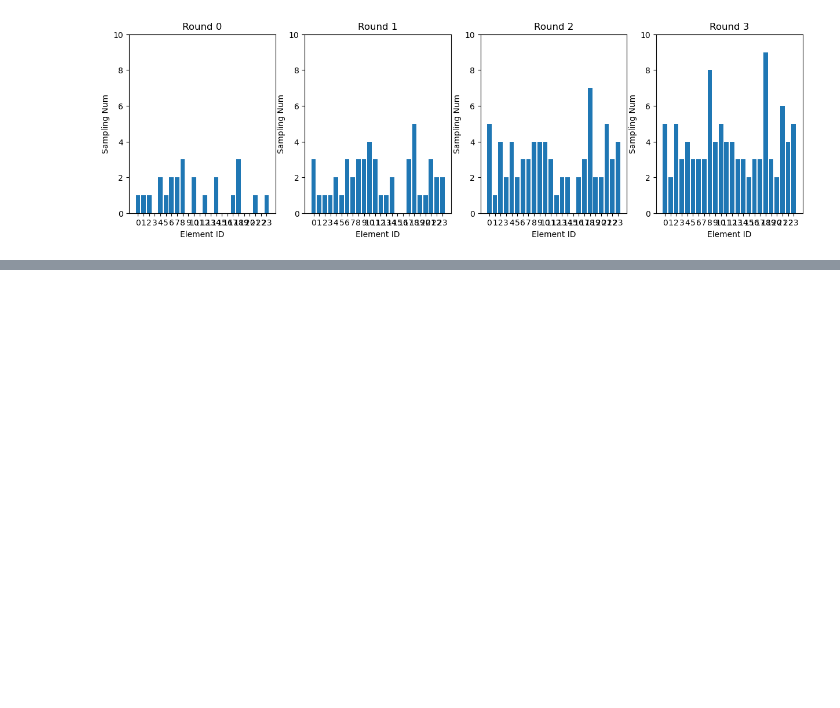
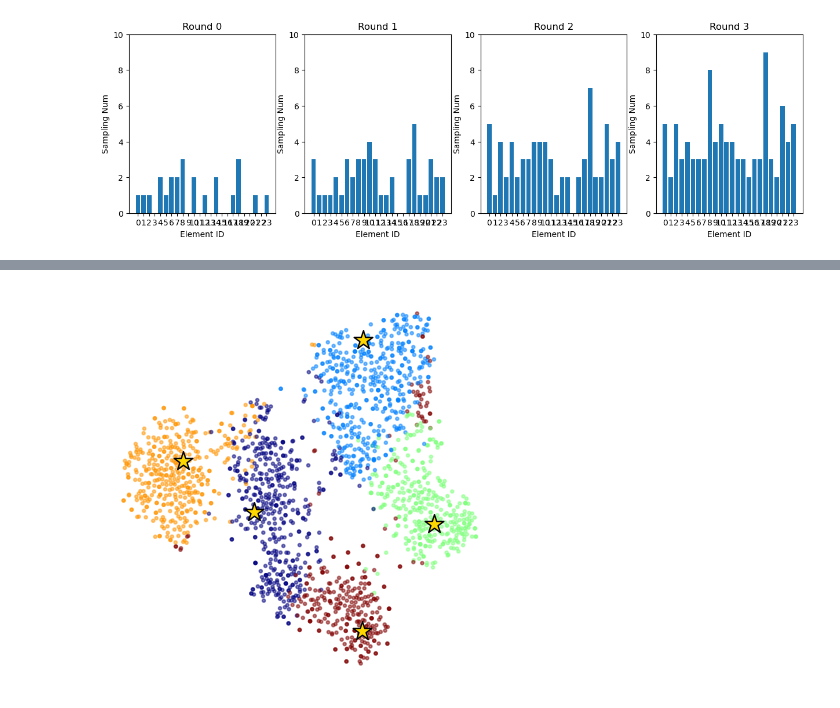
Before and after one commit to azukichunchun/pcb, a Jupyter notebook: analysis.ipynb, the cells around one changed output, grey strips where cells are left out. Saved outputs shown, nothing was run; the diff lists cells and outputs as text; code cells hidden in the pictures; blank space fills up the shorter version.

```diff
--- a/analysis.ipynb
+++ b/analysis.ipynb
@@ -456,0 +590,29 @@ sum(a)
+# %%
+#kmeans = KMeans(n_clusters=5, random_state=42)
+#kmeans.fit(img_features)
+def nearest_center(features, centers):
+    distances = np.linalg.norm(features[:, np.newaxis] - centers, axis=2)
+    assert len(distances) == len(features)
+    return np.argmin(distances, axis=1)
+
+nearest_center_idx = nearest_center(img_features, centers)
+nearest_center_idx = np.array([2, 50, 200, 300, 620]) # 550
+fig, ax = plt.subplots(1, 1, figsize=(5, 5))
+
+# ax[0].scatter(X[:, 0], X[:, 1], s=5, c=img_labels, cmap='jet')
+# ax[0].set_title("(i) Ground Truth")
+# ax[0].axis('off')
+# ax[1].scatter(X[:, 0], X[:, 1], s=5, c=img_preds, cmap='jet')
+# ax[1].set_title("(ii) Zero-shot predictions")
+# ax[1].axis('off')
+ax.scatter(X[:, 0], X[:, 1], s=5, c=kmeans.labels_, cmap='jet', alpha=0.5)
+#ax.scatter(X[:, 0], X[:, 1], s=5, c="gray", cmap='jet', alpha=0.5)
+# plot centroids
+ax.scatter(X[nearest_center_idx, 0], X[nearest_center_idx, 1], s=200, c='gold', marker='*', edgecolors="k")
+#ax.set_title("KMeans Clustering")
+ax.axis('off')
+
+#save plot as svg
+plt.savefig("output/tsne_plot_7round.svg")
+# %% [output]
+[figure, added]
```
Also changed, not shown: parts of 9 cells of this notebook, 20 other files.
